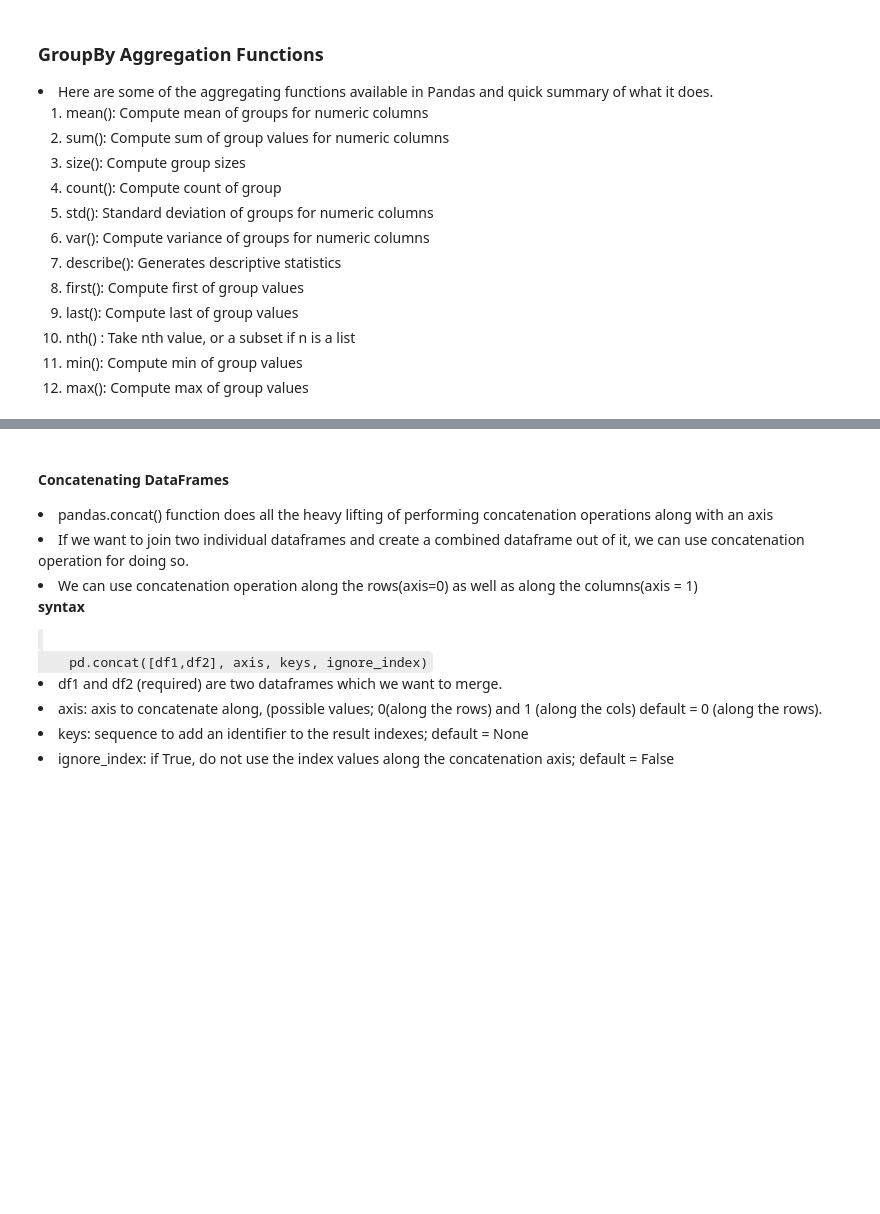
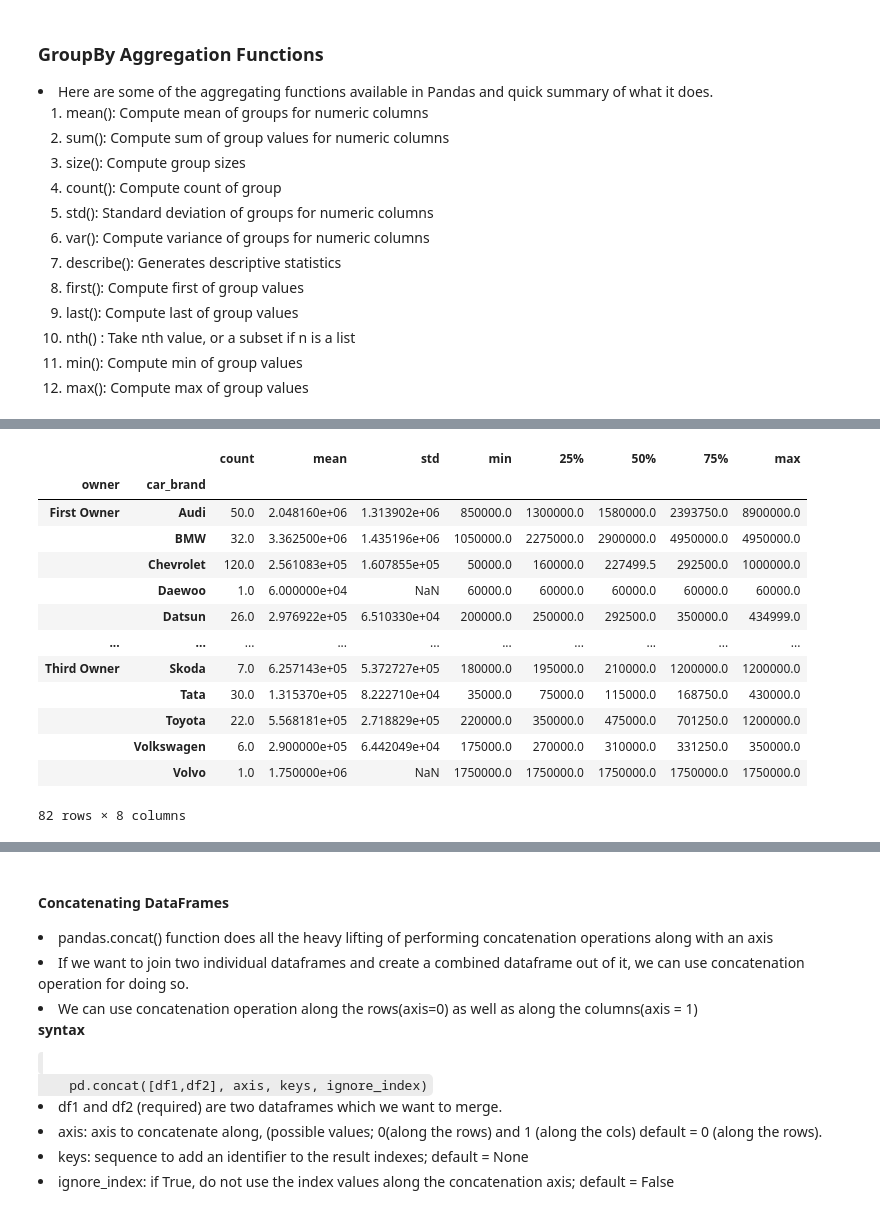
Before and after one commit to prabhat-123/Lumbini_DS_Class, a Jupyter notebook: pandas_review.ipynb, the cells around one changed output, grey strips where cells are left out. Cells and saved outputs as stored; diff of their text form; code cells hidden in the pictures; blank space fills up the shorter version.

Commit message:
pandas string manipulation and groupby functions

```diff
--- a/pandas_review.ipynb
+++ b/pandas_review.ipynb
@@ -863,3 +1155,5 @@ sorted_rows = df.sort_values("column_name")
     <li>min(): Compute min of group values</li>
     <li>max(): Compute max of group values</li>
 </ol>
+# %%
+car_df['car_brand'] = car_df['name'].str.split(' ').str[0]
@@ -865,0 +1250,17 @@ sorted_rows = df.sort_values("column_name")
+# %%
+car_df.groupby(['owner', 'car_brand'])['selling_price'].describe()
+# %% [output]
+|  |  | count | mean | std | min | 25% | 50% | 75% | max |
+| owner | car_brand |  |  |  |  |  |  |  |  |
+| First Owner | Audi | 50.0 | 2.048160e+06 | 1.313902e+06 | 850000.0 | 1300000.0 | 1580000.0 | 2393750.0 | 8900000.0 |
+|  | BMW | 32.0 | 3.362500e+06 | 1.435196e+06 | 1050000.0 | 2275000.0 | 2900000.0 | 4950000.0 | 4950000.0 |
+|  | Chevrolet | 120.0 | 2.561083e+05 | 1.607855e+05 | 50000.0 | 160000.0 | 227499.5 | 292500.0 | 1000000.0 |
+|  | Daewoo | 1.0 | 6.000000e+04 | NaN | 60000.0 | 60000.0 | 60000.0 | 60000.0 | 60000.0 |
+|  | Datsun | 26.0 | 2.976922e+05 | 6.510330e+04 | 200000.0 | 250000.0 | 292500.0 | 350000.0 | 434999.0 |
+| ... | ... | ... | ... | ... | ... | ... | ... | ... | ... |
+| Third Owner | Skoda | 7.0 | 6.257143e+05 | 5.372727e+05 | 180000.0 | 195000.0 | 210000.0 | 1200000.0 | 1200000.0 |
+|  | Tata | 30.0 | 1.315370e+05 | 8.222710e+04 | 35000.0 | 75000.0 | 115000.0 | 168750.0 | 430000.0 |
+|  | Toyota | 22.0 | 5.568181e+05 | 2.718829e+05 | 220000.0 | 350000.0 | 475000.0 | 701250.0 | 1200000.0 |
+|  | Volkswagen | 6.0 | 2.900000e+05 | 6.442049e+04 | 175000.0 | 270000.0 | 310000.0 | 331250.0 | 350000.0 |
+|  | Volvo | 1.0 | 1.750000e+06 | NaN | 1750000.0 | 1750000.0 | 1750000.0 | 1750000.0 | 1750000.0 |
+82 rows × 8 columns
```
Also changed, not shown: parts of 36 cells of this notebook, 1 other file.
